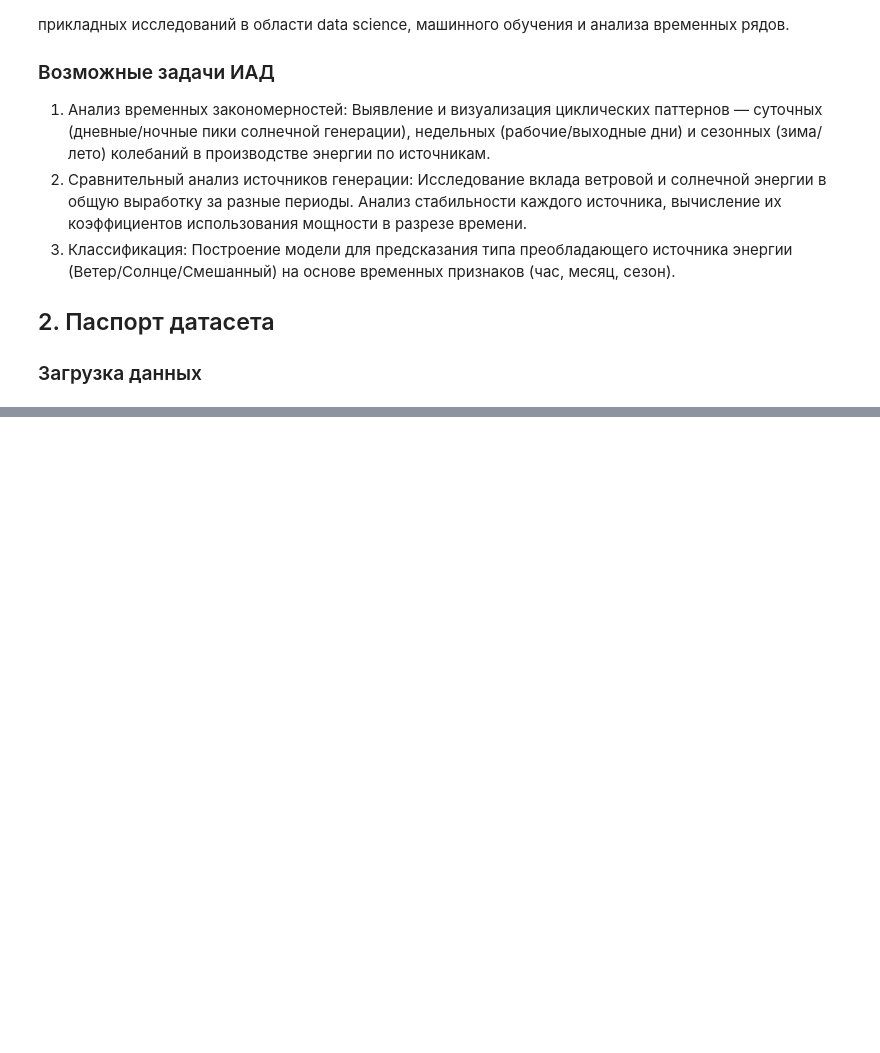
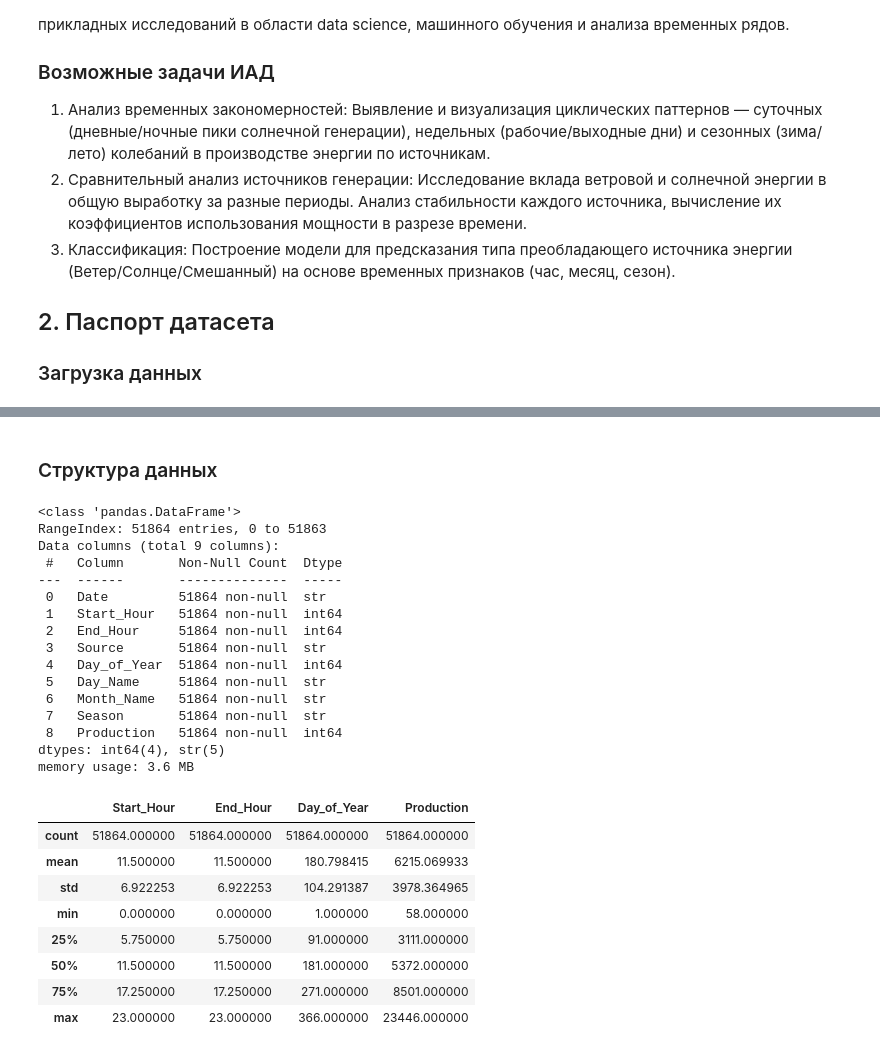
Before and after one commit to Ke1ayn/lab1, a Jupyter notebook: notebooks/01_data_understanding.ipynb, the cells around one changed output, grey strips where cells are left out. Drawn from its saved outputs; the diff is of its cells as text; code cells hidden in the pictures; blank space fills up the shorter version.

```diff
--- a/notebooks/01_data_understanding.ipynb
+++ b/notebooks/01_data_understanding.ipynb
@@ -37,0 +46,34 @@ df.head()
+# %% [markdown]
+### Структура данных
+# %%
+# Информация о столбцах и типах
+df.info()
+
+# Статистика по числовым признакам
+df.describe()
+# %% [output]
+<class 'pandas.DataFrame'>
+RangeIndex: 51864 entries, 0 to 51863
+Data columns (total 9 columns):
+ #   Column       Non-Null Count  Dtype
+---  ------       --------------  -----
+ 0   Date         51864 non-null  str
+ 1   Start_Hour   51864 non-null  int64
+ 2   End_Hour     51864 non-null  int64
+ 3   Source       51864 non-null  str
+ 4   Day_of_Year  51864 non-null  int64
+ 5   Day_Name     51864 non-null  str
+ 6   Month_Name   51864 non-null  str
+ 7   Season       51864 non-null  str
+ 8   Production   51864 non-null  int64
+dtypes: int64(4), str(5)
+memory usage: 3.6 MB
+|  | Start_Hour | End_Hour | Day_of_Year | Production |
+| count | 51864.000000 | 51864.000000 | 51864.000000 | 51864.000000 |
+| mean | 11.500000 | 11.500000 | 180.798415 | 6215.069933 |
+| std | 6.922253 | 6.922253 | 104.291387 | 3978.364965 |
+| min | 0.000000 | 0.000000 | 1.000000 | 58.000000 |
+| 25% | 5.750000 | 5.750000 | 91.000000 | 3111.000000 |
+| 50% | 11.500000 | 11.500000 | 181.000000 | 5372.000000 |
+| 75% | 17.250000 | 17.250000 | 271.000000 | 8501.000000 |
+| max | 23.000000 | 23.000000 | 366.000000 | 23446.000000 |
```
Also changed, not shown: parts of 12 cells of this notebook, 1 other file.
